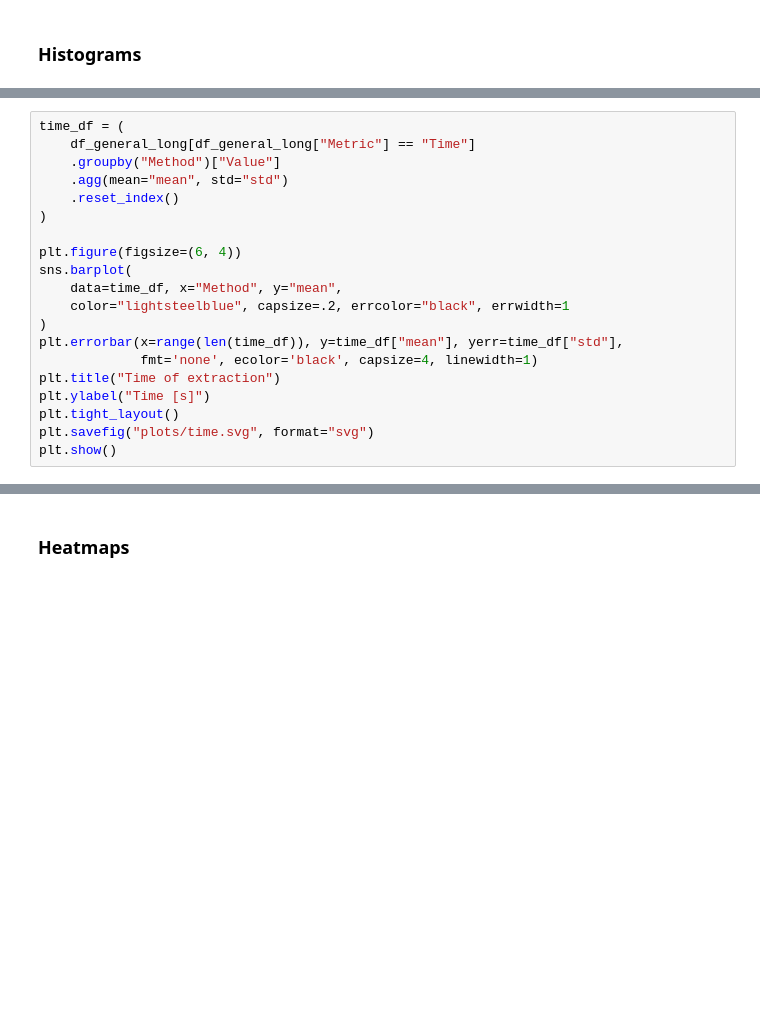
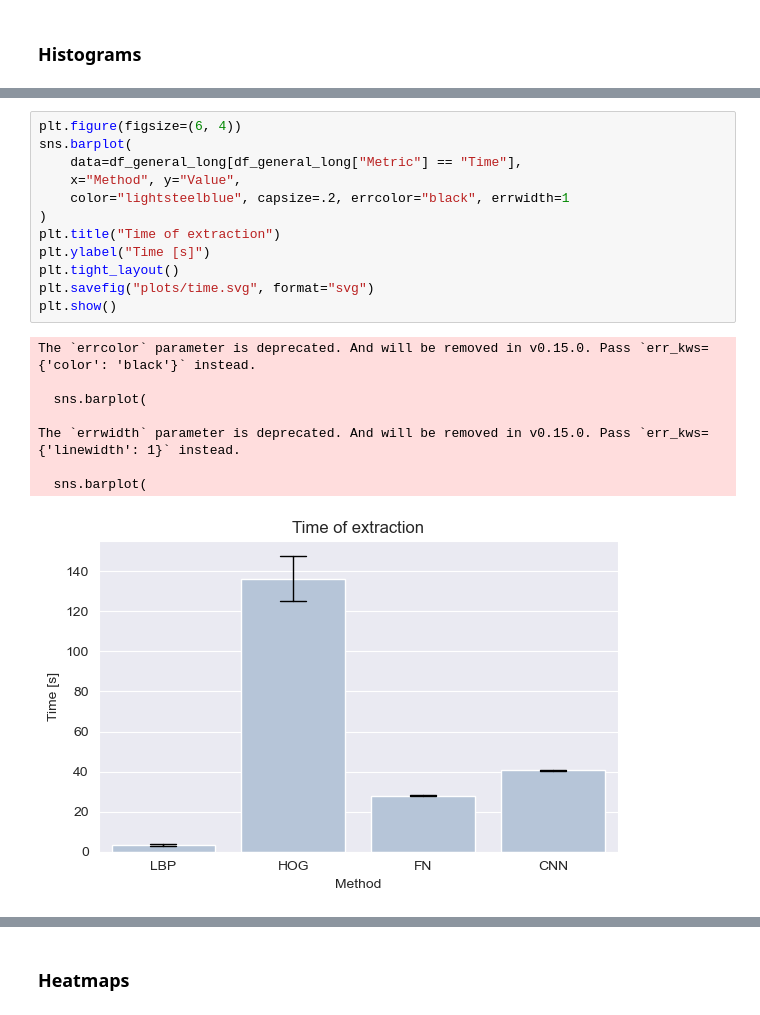
Before and after one commit to martskow/face-recognition, a Jupyter notebook: results.ipynb, the cells around one changed output, grey strips where cells are left out. Saved outputs shown, nothing was run; the diff lists cells and outputs as text; blank space fills up the shorter version.

```diff
--- a/results.ipynb
+++ b/results.ipynb
@@ -272,20 +428,21 @@ plt.show()
 # %%
-time_df = (
-    df_general_long[df_general_long["Metric"] == "Time"]
-    .groupby("Method")["Value"]
-    .agg(mean="mean", std="std")
-    .reset_index()
-)
-
 plt.figure(figsize=(6, 4))
 sns.barplot(
-    data=time_df, x="Method", y="mean",
+    data=df_general_long[df_general_long["Metric"] == "Time"],
+    x="Method", y="Value",
     color="lightsteelblue", capsize=.2, errcolor="black", errwidth=1
 )
-plt.errorbar(x=range(len(time_df)), y=time_df["mean"], yerr=time_df["std"],
-             fmt='none', ecolor='black', capsize=4, linewidth=1)
 plt.title("Time of extraction")
 plt.ylabel("Time [s]")
 plt.tight_layout()
 plt.savefig("plots/time.svg", format="svg")
 plt.show()
+# %% [output]
+The `errcolor` parameter is deprecated. And will be removed in v0.15.0. Pass `err_kws={'color': 'black'}` instead.
+
+  sns.barplot(
+
+The `errwidth` parameter is deprecated. And will be removed in v0.15.0. Pass `err_kws={'linewidth': 1}` instead.
+
+  sns.barplot(
+[figure, added]
```
Also changed, not shown: parts of 15 cells of this notebook, 48 other files.
